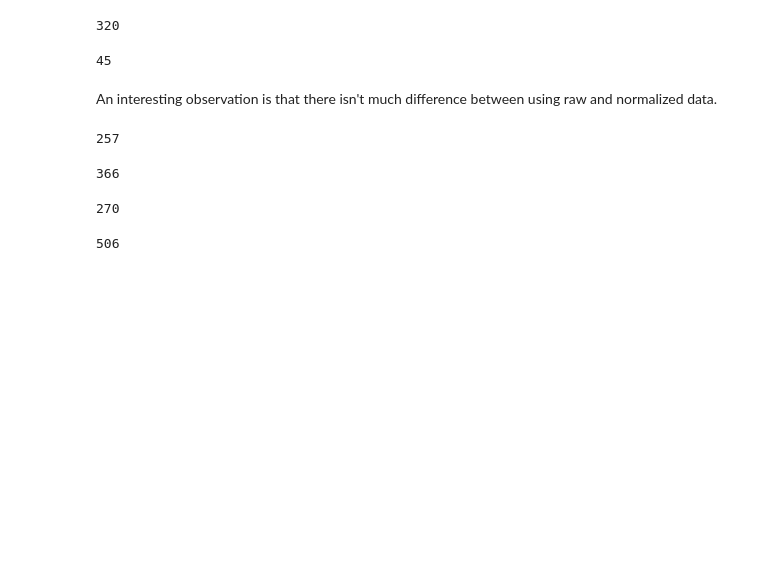
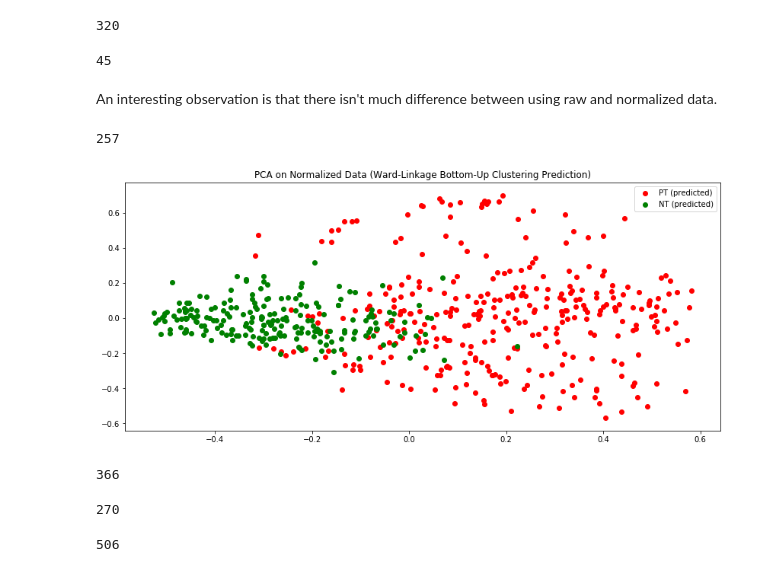
Before and after one commit to RuolinZheng08/cmsc33750-machine-learning-and-cancer, a Jupyter notebook: hw2/hw2.ipynb, the cells around one changed output. Drawn from its saved outputs; the diff is of its cells as text; code cells hidden in the pictures; blank space fills up the shorter version.

Commit message:
Add cluster vis for tree methods

```diff
--- a/hw2/hw2.ipynb
+++ b/hw2/hw2.ipynb
@@ -340,6 +356,12 @@ An interesting observation is that there isn't much difference between using raw
 num_wrong_labels(normalized, int_labels)
 # %% [output]
 257
+# %%
+normalized_ward = AgglomerativeClustering(n_clusters=2, linkage='ward').fit(normalized)
+visualize_2d(normalized_pca, normalized_ward.labels_, ['PT (predicted)', 'NT (predicted)'],
+             'PCA on Normalized Data (Ward-Linkage Bottom-Up Clustering Prediction)')
+# %% [output]
+[figure, added]
 # %%
 # normalized data reduced to first three principle components
 num_wrong_labels(normalized_3, int_labels)
```
Also changed, not shown: parts of 12 cells of this notebook.
